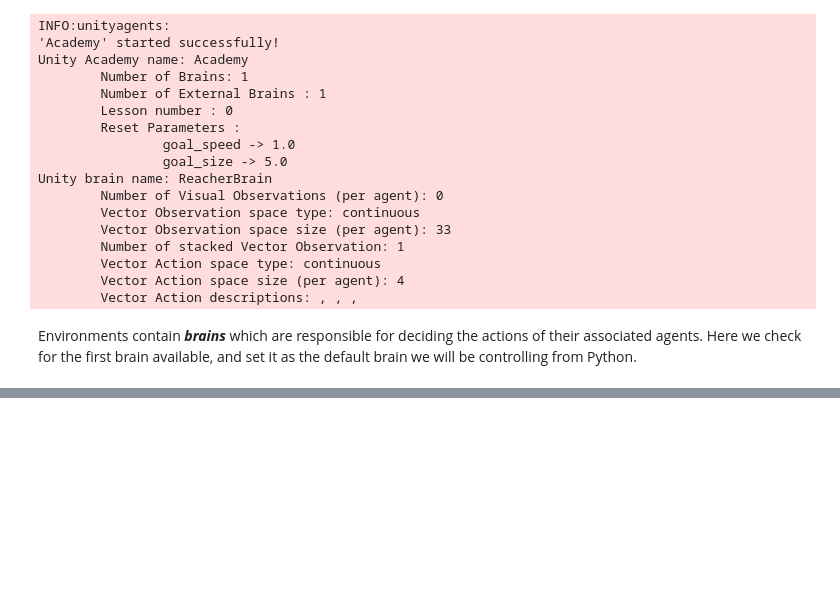
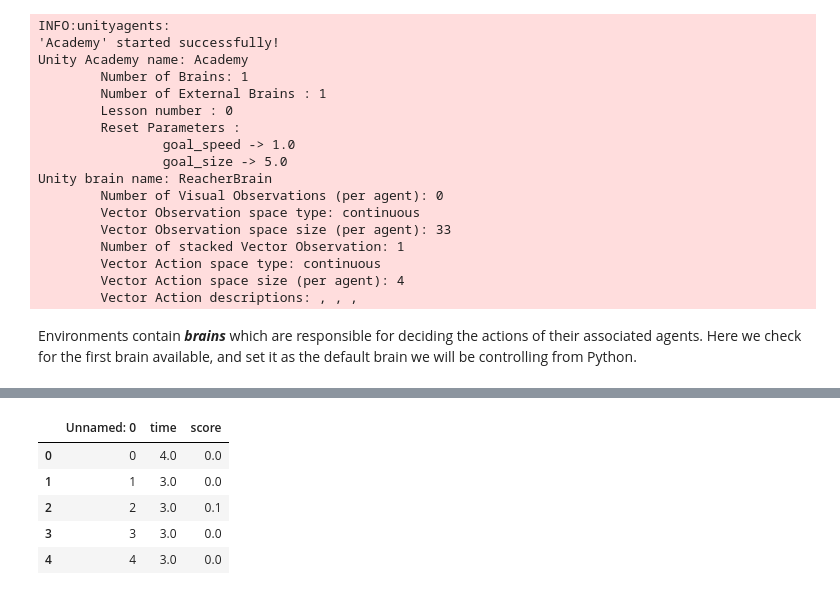
Before and after one commit to markmelling/rl_continuous_control, a Jupyter notebook: Continuous_Control.ipynb, the cells around one changed output, grey strips where cells are left out. Drawn from its saved outputs; the diff is of its cells as text; code cells hidden in the pictures; blank space fills up the shorter version.

```diff
--- a/Continuous_Control.ipynb
+++ b/Continuous_Control.ipynb
@@ -194,0 +187,22 @@ plt.show()
+# %%
+# Test agent
+df = pd.read_csv('Reacher_DDPG_UniformReplay2-evaluate.csv')
+
+df.head()
+
+#fig = plt.figure()
+#ax = fig.add_subplot(111)
+#plt.title('DDPG - Score for 100 episodes')
+#plt.plot(, df['average_score'])
+#plt.ylabel('Score')
+#plt.xlabel('Episodes #')
+#plt.show()
+
+#plt.savefig('ddpg_test_scores')
+# %% [output]
+|  | Unnamed: 0 | time | score |
+| 0 | 0 | 4.0 | 0.0 |
+| 1 | 1 | 3.0 | 0.0 |
+| 2 | 2 | 3.0 | 0.1 |
+| 3 | 3 | 3.0 | 0.0 |
+| 4 | 4 | 3.0 | 0.0 |
```
Also changed, not shown: parts of 16 cells of this notebook, 57 other files.
